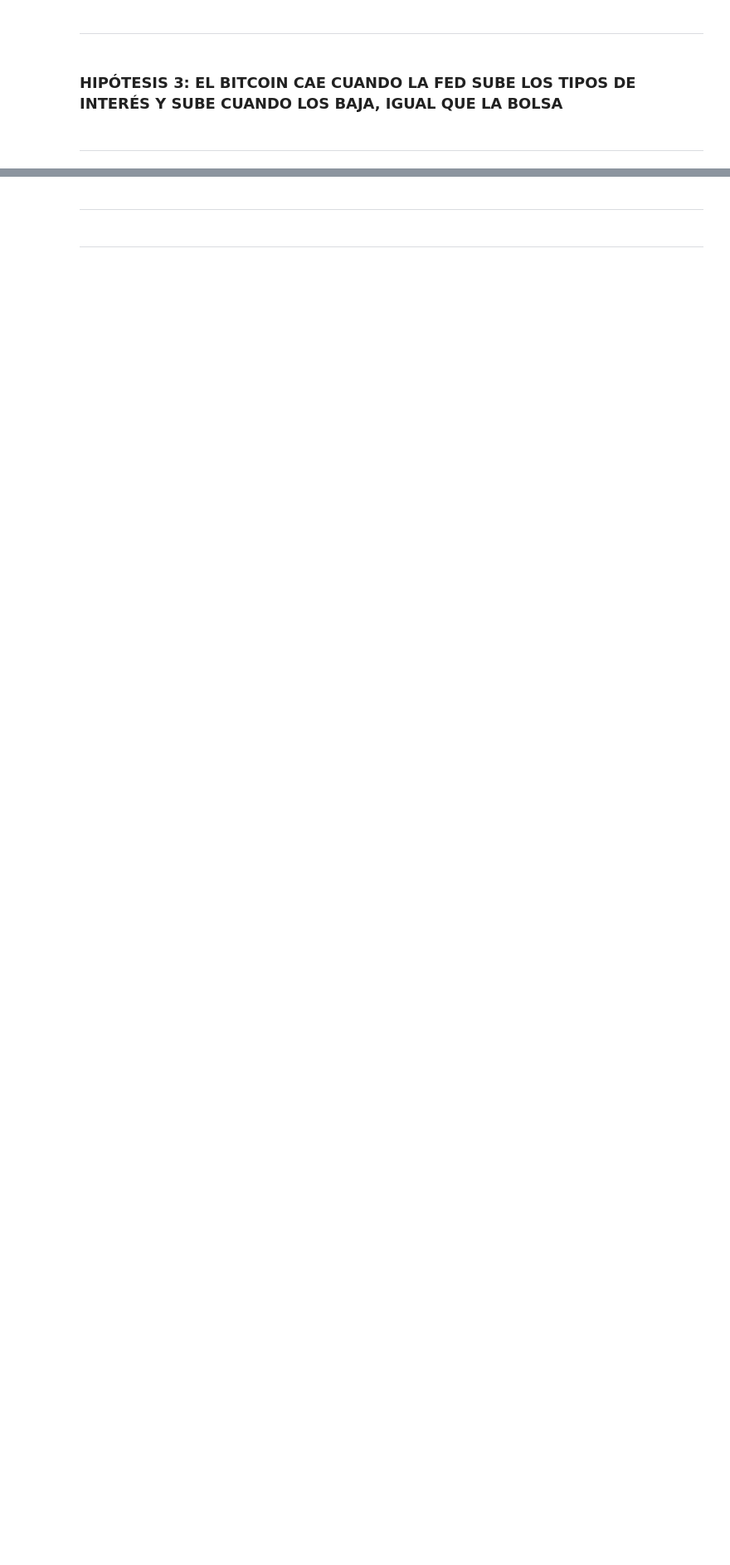
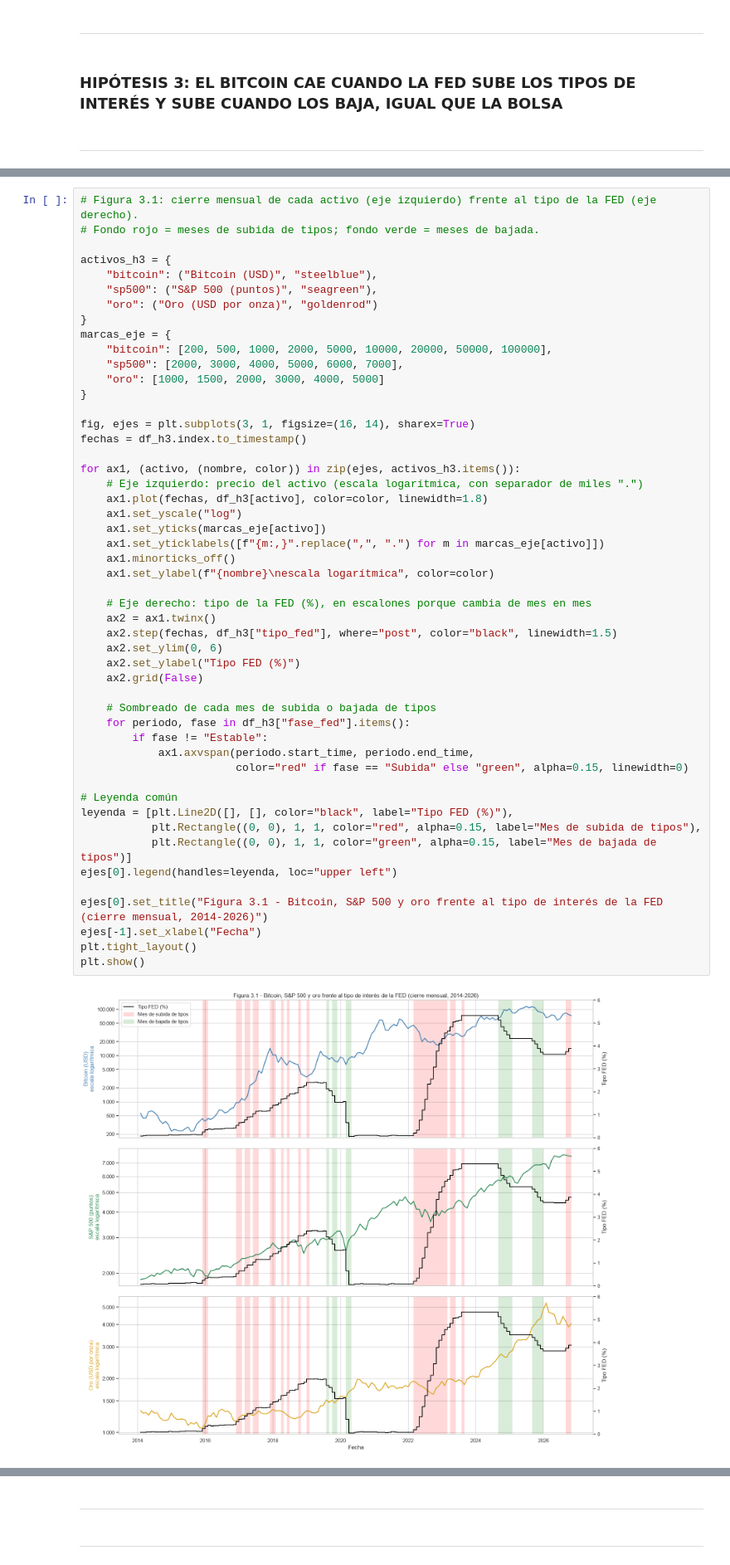
Before and after one commit to Jokinfs/EDA, a Jupyter notebook: Archivos/codigo/src/notebooks/Limpieza.ipynb, the cells around one changed output, grey strips where cells are left out. Shown at 83% size. Saved outputs shown, nothing was run; the diff lists cells and outputs as text; blank space fills up the shorter version.

```diff
--- a/Archivos/codigo/src/notebooks/Limpieza.ipynb
+++ b/Archivos/codigo/src/notebooks/Limpieza.ipynb
@@ -1203,0 +961,52 @@ plt.show()
+# %%
+# Figura 3.1: cierre mensual de cada activo (eje izquierdo) frente al tipo de la FED (eje derecho).
+# Fondo rojo = meses de subida de tipos; fondo verde = meses de bajada.
+
+activos_h3 = {
+    "bitcoin": ("Bitcoin (USD)", "steelblue"),
+    "sp500": ("S&P 500 (puntos)", "seagreen"),
+    "oro": ("Oro (USD por onza)", "goldenrod")
+}
+marcas_eje = {
+    "bitcoin": [200, 500, 1000, 2000, 5000, 10000, 20000, 50000, 100000],
+    "sp500": [2000, 3000, 4000, 5000, 6000, 7000],
+    "oro": [1000, 1500, 2000, 3000, 4000, 5000]
+}
+
+fig, ejes = plt.subplots(3, 1, figsize=(16, 14), sharex=True)
+fechas = df_h3.index.to_timestamp()
+
+for ax1, (activo, (nombre, color)) in zip(ejes, activos_h3.items()):
+    # Eje izquierdo: precio del activo (escala logarítmica, con separador de miles ".")
+    ax1.plot(fechas, df_h3[activo], color=color, linewidth=1.8)
+    ax1.set_yscale("log")
+    ax1.set_yticks(marcas_eje[activo])
+    ax1.set_yticklabels([f"{m:,}".replace(",", ".") for m in marcas_eje[activo]])
+    ax1.minorticks_off()
+    ax1.set_ylabel(f"{nombre}\nescala logarítmica", color=color)
+
+    # Eje derecho: tipo de la FED (%), en escalones porque cambia de mes en mes
+    ax2 = ax1.twinx()
+    ax2.step(fechas, df_h3["tipo_fed"], where="post", color="black", linewidth=1.5)
+    ax2.set_ylim(0, 6)
+    ax2.set_ylabel("Tipo FED (%)")
+    ax2.grid(False)
+
+    # Sombreado de cada mes de subida o bajada de tipos
+    for periodo, fase in df_h3["fase_fed"].items():
+        if fase != "Estable":
+            ax1.axvspan(periodo.start_time, periodo.end_time,
+                        color="red" if fase == "Subida" else "green", alpha=0.15, linewidth=0)
+
+# Leyenda común
+leyenda = [plt.Line2D([], [], color="black", label="Tipo FED (%)"),
+           plt.Rectangle((0, 0), 1, 1, color="red", alpha=0.15, label="Mes de subida de tipos"),
+           plt.Rectangle((0, 0), 1, 1, color="green", alpha=0.15, label="Mes de bajada de tipos")]
+ejes[0].legend(handles=leyenda, loc="upper left")
+
+ejes[0].set_title("Figura 3.1 - Bitcoin, S&P 500 y oro frente al tipo de interés de la FED (cierre mensual, 2014-2026)")
+ejes[-1].set_xlabel("Fecha")
+plt.tight_layout()
+plt.show()
+# %% [output]
+[figure, added]
```
Also changed, not shown: parts of 24 cells of this notebook, 29 other files.
